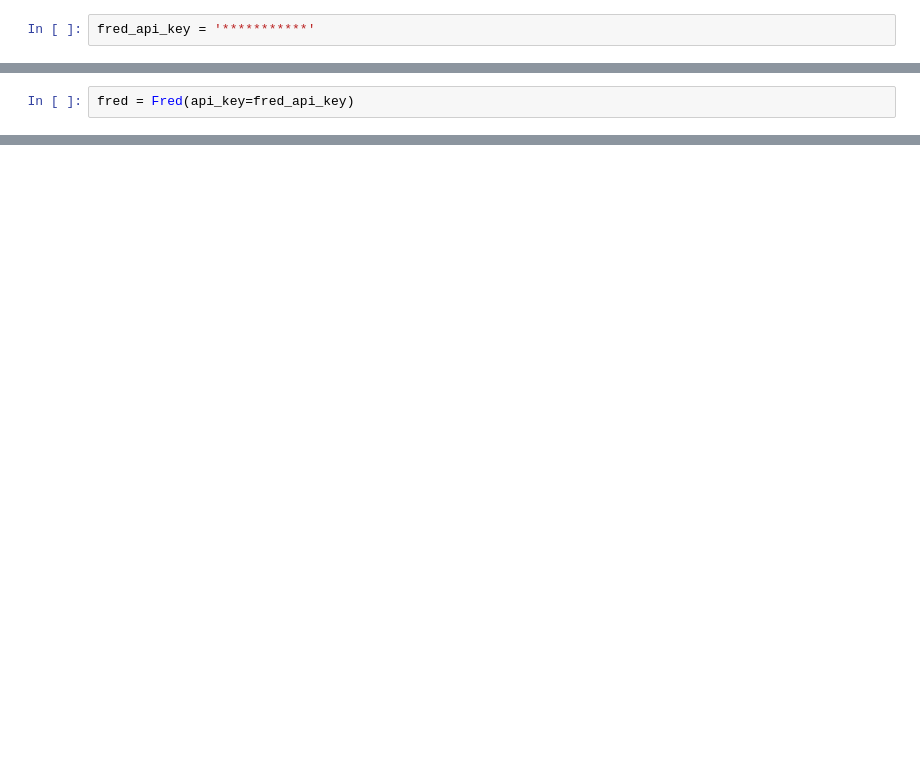
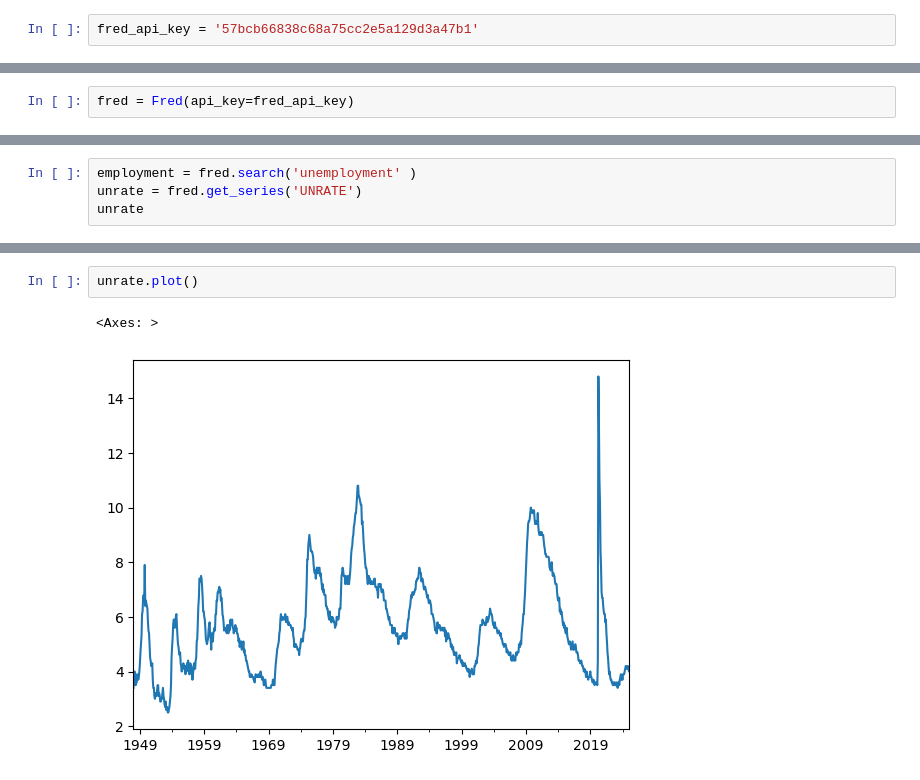
Before and after one commit to maxarm1007/End-to-End-Data-Engineering-Pipeline-How-the-Stock-Market-is-affected-by-Economic-Indicators, a Jupyter notebook: End_to_End_Engineering.ipynb, the cells around one changed output, grey strips where cells are left out. Drawn from its saved outputs; the diff is of its cells as text; blank space fills up the shorter version.

```diff
--- a/End_to_End_Engineering.ipynb
+++ b/End_to_End_Engineering.ipynb
@@ -7,5 +7,5 @@ import requests
 # %%
 from fredapi import Fred
 # %%
-fred_api_key = '***********'
+fred_api_key = '57bcb66838c68a75cc2e5a129d3a47b1'
 # %%
@@ -52,0 +58,4 @@ fred.search('S&P')
+# %%
+employment = fred.search('unemployment' )
+unrate = fred.get_series('UNRATE')
+unrate
@@ -52,0 +75,5 @@ fred.search('S&P')
+# %%
+unrate.plot()
+# %% [output]
+<Axes: >
+[figure, added]
```
Also changed, not shown: parts of 16 cells of this notebook.
